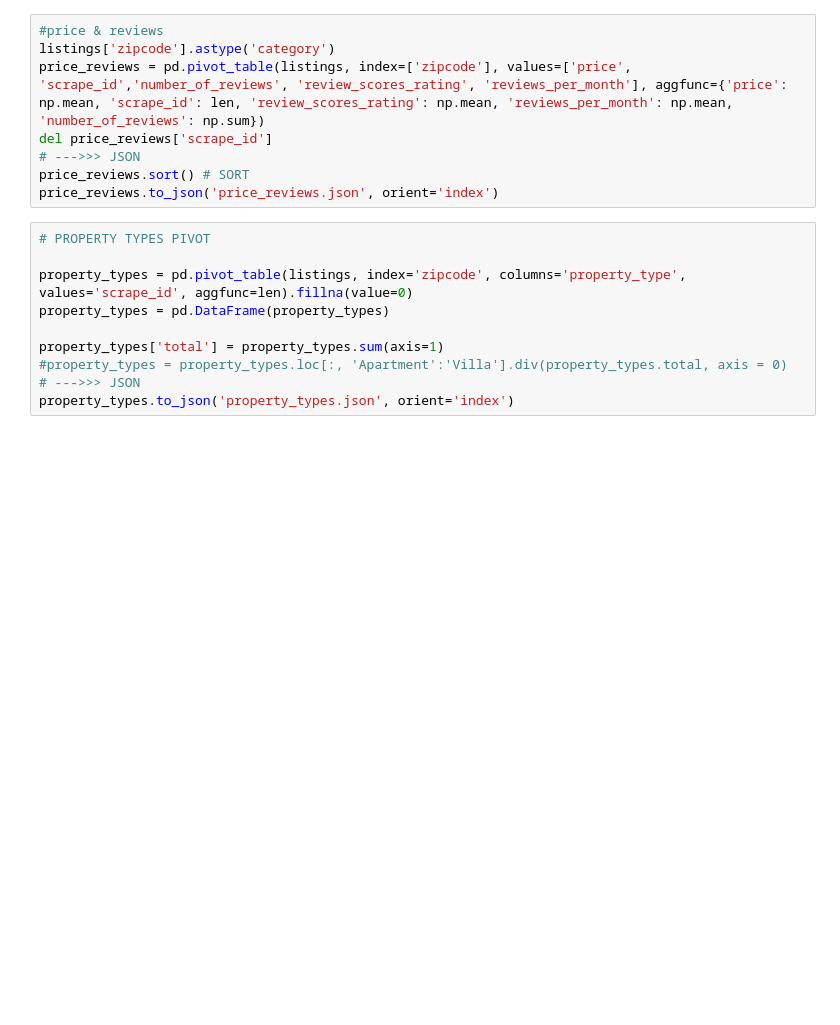
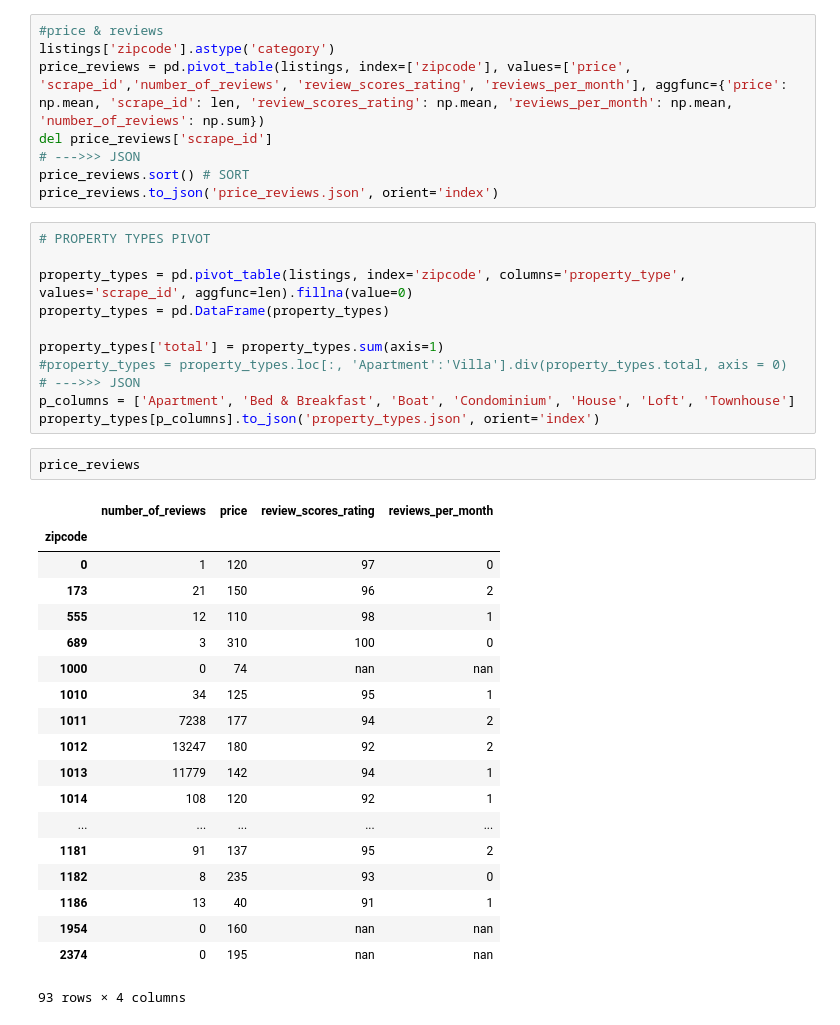
Before and after one commit to TM11153431/programmeertraject, a Jupyter notebook: Data/AIRBNBDATA.ipynb, the cells around one changed output. Saved outputs shown, nothing was run; the diff lists cells and outputs as text; blank space fills up the shorter version.

```diff
--- a/Data/AIRBNBDATA.ipynb
+++ b/Data/AIRBNBDATA.ipynb
@@ -35,4 +39,27 @@ property_types = pd.DataFrame(property_types)
 property_types['total'] = property_types.sum(axis=1)
 #property_types = property_types.loc[:, 'Apartment':'Villa'].div(property_types.total, axis = 0)
 # --->>> JSON
-property_types.to_json('property_types.json', orient='index')
+p_columns = ['Apartment', 'Bed & Breakfast', 'Boat', 'Condominium', 'House', 'Loft', 'Townhouse']
+property_types[p_columns].to_json('property_types.json', orient='index')
+# %%
+price_reviews
+# %% [output]
+|  | number_of_reviews | price | review_scores_rating | reviews_per_month |
+| zipcode |  |  |  |  |
+| 0 | 1 | 120 | 97 | 0 |
+| 173 | 21 | 150 | 96 | 2 |
+| 555 | 12 | 110 | 98 | 1 |
+| 689 | 3 | 310 | 100 | 0 |
+| 1000 | 0 | 74 | nan | nan |
+| 1010 | 34 | 125 | 95 | 1 |
+| 1011 | 7238 | 177 | 94 | 2 |
+| 1012 | 13247 | 180 | 92 | 2 |
+| 1013 | 11779 | 142 | 94 | 1 |
+| 1014 | 108 | 120 | 92 | 1 |
+| ... | ... | ... | ... | ... |
+| 1181 | 91 | 137 | 95 | 2 |
+| 1182 | 8 | 235 | 93 | 0 |
+| 1186 | 13 | 40 | 91 | 1 |
+| 1954 | 0 | 160 | nan | nan |
+| 2374 | 0 | 195 | nan | nan |
+93 rows × 4 columns
```
Also changed, not shown: parts of 3 cells of this notebook, 4 other files.
